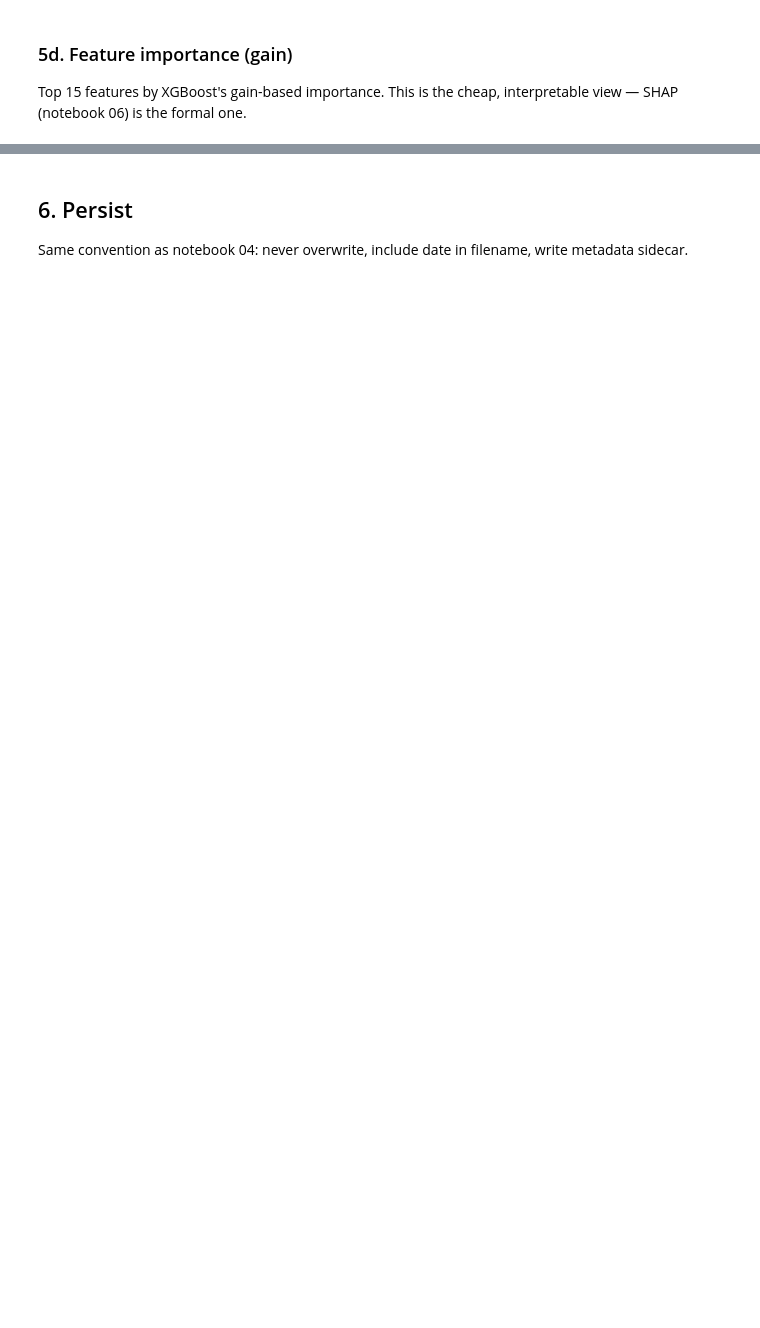
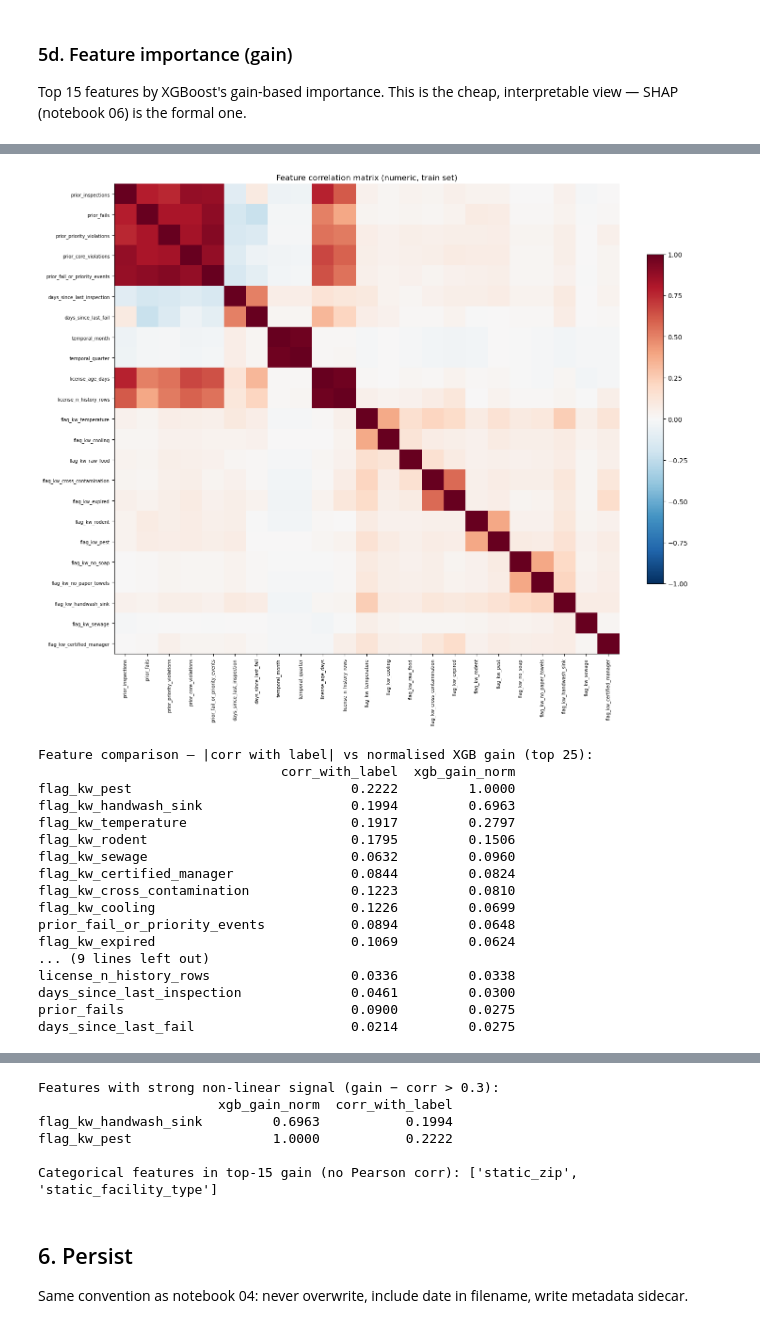
Before and after one commit to food-safety-intelligence/food-safety-intelligence, a Jupyter notebook: notebooks/05_xgboost_model.ipynb, the cells around one changed output, grey strips where cells are left out. Cells and saved outputs as stored; diff of their text form; code cells hidden in the pictures; blank space fills up the shorter version.

Commit message:
modified to add correlation chart and comparison with xgboost gain for feature selection

```diff
--- a/notebooks/05_xgboost_model.ipynb
+++ b/notebooks/05_xgboost_model.ipynb
@@ -237,0 +327,74 @@ plt.tight_layout(); plt.show()
+# %%
+# --- Correlation matrix of numeric features (train set) ---
+# Exclude categoricals — Pearson correlation is not defined for them.
+num_features = [f for f in ALL_FEATURES if X_train[f].dtype != 'category']
+train_num = X_train[num_features].copy().astype(float)
+
+corr_matrix = train_num.corr()
+
+fig, ax = plt.subplots(figsize=(14, 12))
+im = ax.imshow(corr_matrix.values, cmap='RdBu_r', vmin=-1, vmax=1, aspect='auto')
+plt.colorbar(im, ax=ax, fraction=0.03)
+ax.set_xticks(range(len(num_features))); ax.set_xticklabels(num_features, rotation=90, fontsize=7)
+ax.set_yticks(range(len(num_features))); ax.set_yticklabels(num_features, fontsize=7)
+ax.set_title('Feature correlation matrix (numeric, train set)')
+plt.tight_layout(); plt.show()
+
+# --- Correlation with label vs XGBoost gain ---
+label_corr = train_num.corrwith(y_train.astype(float)).abs().rename('corr_with_label')
+
+xgb_gain = pd.Series(xgb.feature_importances_, index=ALL_FEATURES)
+xgb_gain_norm = (xgb_gain / xgb_gain.max()).rename('xgb_gain_norm')
+
+comparison = pd.concat([label_corr, xgb_gain_norm], axis=1).dropna()
+comparison = comparison.sort_values('xgb_gain_norm', ascending=False)
+
+print("Feature comparison — |corr with label| vs normalised XGB gain (top 25):")
+print(comparison.head(25).round(4).to_string())
+
+# Side-by-side bar chart: top 15 XGB gain features that are numeric (comparable)
+top15_names = [f for f in top15.index if f in comparison.index]
+comp15 = comparison.loc[top15_names].sort_values('xgb_gain_norm', ascending=True)
+
+fig, ax = plt.subplots(figsize=(9, 7))
+y = range(len(comp15))
+ax.barh([i - 0.2 for i in y], comp15['xgb_gain_norm'], height=0.35,
+        color='#15110D', label='XGB gain (normalised)')
+ax.barh([i + 0.2 for i in y], comp15['corr_with_label'], height=0.35,
+        color='#D97706', label='|Pearson corr with label|')
+ax.set_yticks(list(y)); ax.set_yticklabels(comp15.index, fontsize=9)
+ax.set_xlabel('Score (normalised)')
+ax.set_title('Top numeric features — XGB gain vs label correlation\n(categorical features excluded from correlation)')
+ax.legend()
+plt.tight_layout(); plt.show()
+
+# Flag features where XGB gain >> correlation (non-linear signal)
+threshold = 0.3
+nl_features = comp15[comp15['xgb_gain_norm'] - comp15['corr_with_label'] > threshold]
+if not nl_features.empty:
+    print("\nFeatures with strong non-linear signal (gain − corr > 0.3):")
+    print(nl_features[['xgb_gain_norm', 'corr_with_label']].round(4).to_string())
+
+# Note any top-15 features that were categorical (skipped from comparison)
+skipped = [f for f in top15.index if f not in comparison.index]
+if skipped:
+    print(f"\nCategorical features in top-15 gain (no Pearson corr): {skipped}")
+# %% [output]
+[figure, added]
+Feature comparison — |corr with label| vs normalised XGB gain (top 25):
+                               corr_with_label  xgb_gain_norm
+flag_kw_pest                            0.2222         1.0000
+flag_kw_handwash_sink                   0.1994         0.6963
+flag_kw_temperature                     0.1917         0.2797
+flag_kw_rodent                          0.1795         0.1506
+flag_kw_sewage                          0.0632         0.0960
+flag_kw_certified_manager               0.0844         0.0824
+flag_kw_cross_contamination             0.1223         0.0810
+flag_kw_cooling                         0.1226         0.0699
+prior_fail_or_priority_events           0.0894         0.0648
+flag_kw_expired                         0.1069         0.0624
+... (9 lines left out)
+license_n_history_rows                  0.0336         0.0338
+days_since_last_inspection              0.0461         0.0300
+prior_fails                             0.0900         0.0275
+days_since_last_fail                    0.0214         0.0275
@@ -238,3 +402,9 @@ plt.tight_layout(); plt.show()
+Features with strong non-linear signal (gain − corr > 0.3):
+                       xgb_gain_norm  corr_with_label
+flag_kw_handwash_sink         0.6963           0.1994
+flag_kw_pest                  1.0000           0.2222
+
+Categorical features in top-15 gain (no Pearson corr): ['static_zip', 'static_facility_type']
 # %% [markdown]
 ## 6. Persist
 
```
Also changed, not shown: parts of 12 cells of this notebook.
